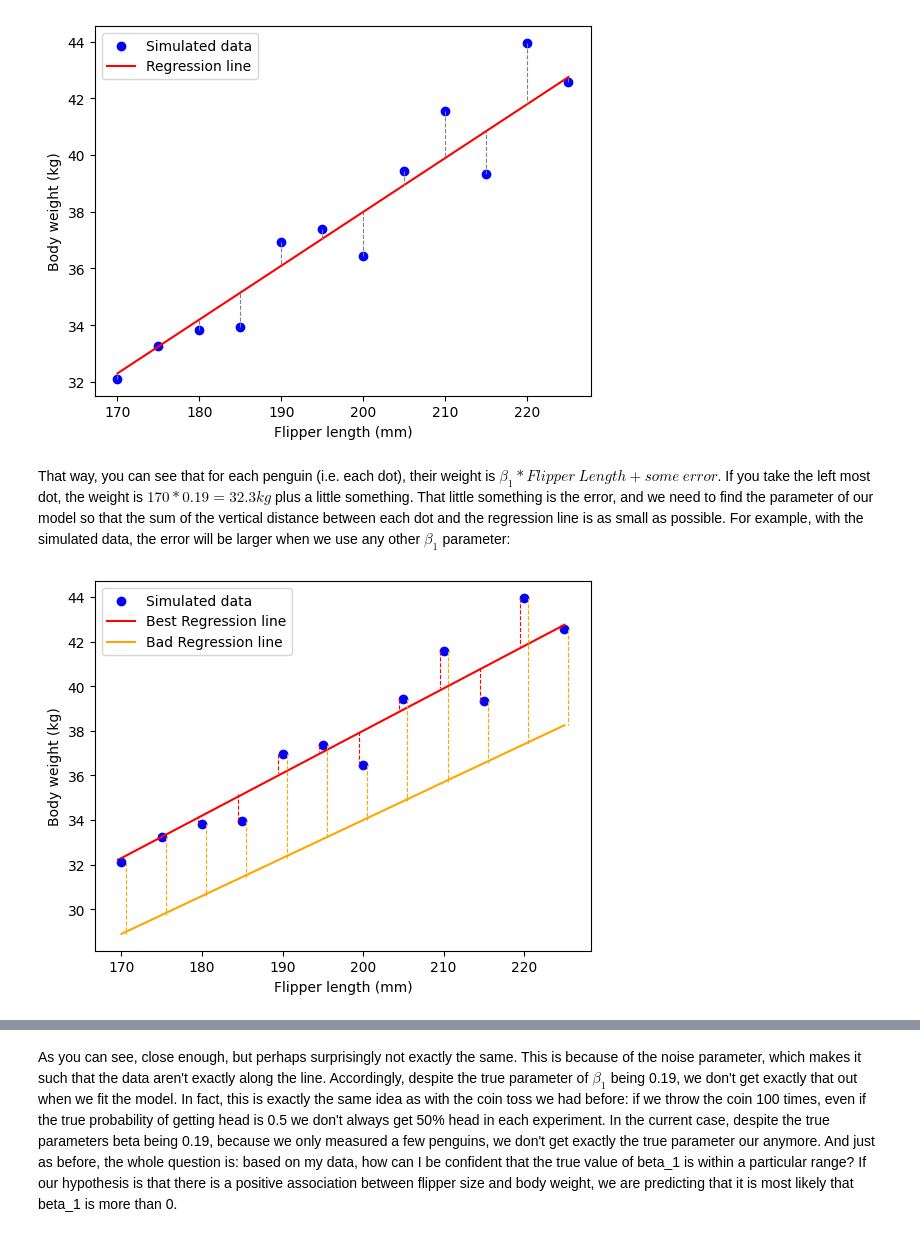
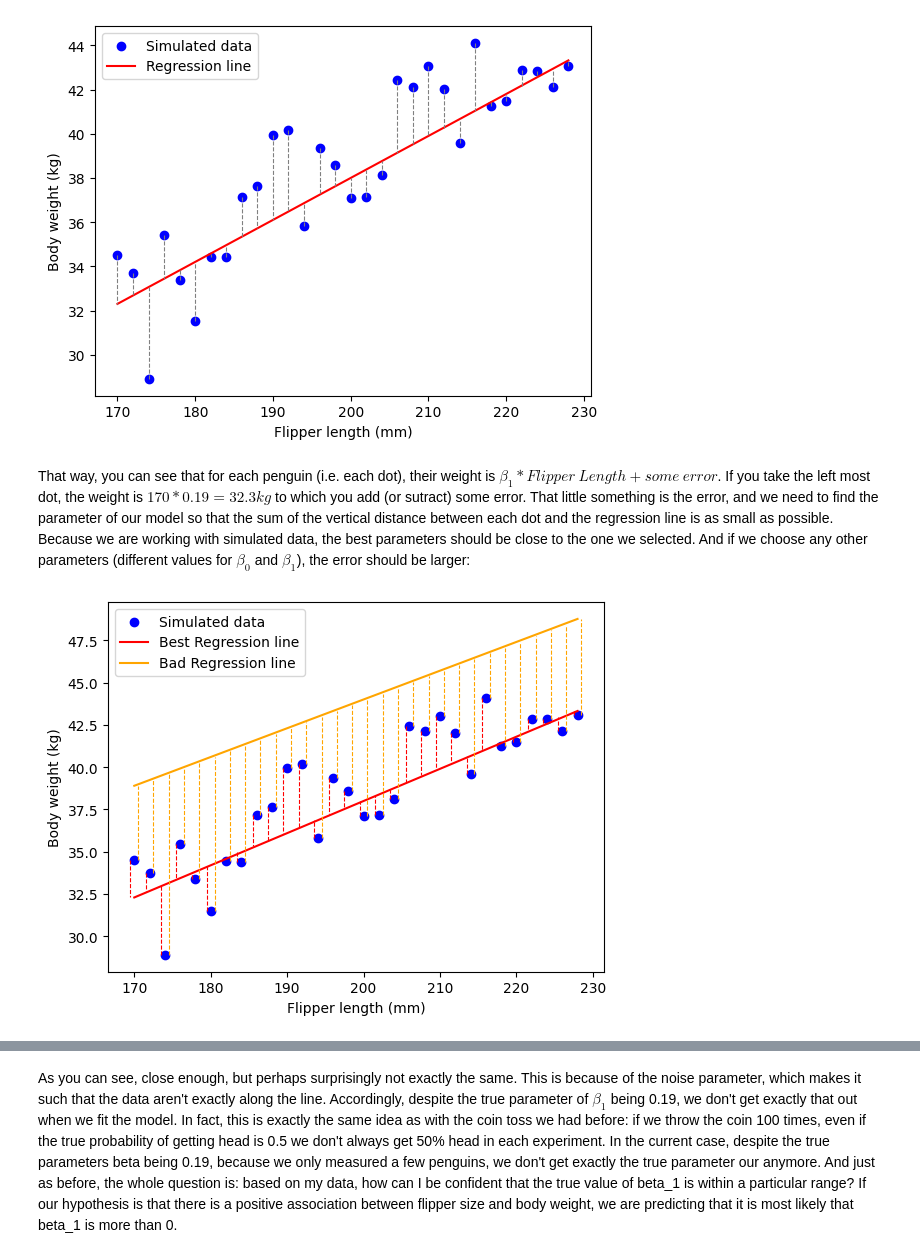
Before and after one commit to AlexLepauvre/variation_laplace_for_dummies, a Jupyter notebook: VariationalLaplaceForDummies/LinearRegression.ipynb, the cells around one changed output, grey strips where cells are left out. Cells and saved outputs as stored; diff of their text form; code cells hidden in the pictures.

```diff
--- a/VariationalLaplaceForDummies/LinearRegression.ipynb
+++ b/VariationalLaplaceForDummies/LinearRegression.ipynb
@@ -36,11 +36,11 @@ def linear_mdl(x, beta_0, beta_1, error_mu, error_sigma):
     return y
 
 # Define the parameters for our simulation:
-flipper_length_mm = np.arange(170, 230, 5)  # Let's say we collected the flipper length of penguins and that these are between 170 and 230mm
+flipper_length_mm = np.arange(170, 230, 2)  # Let's say we collected the flipper length of penguins and that these are between 170 and 230mm
 beta_0 = 0  # Intercept
 beta_1 = 0.19  # Regression coefficient between flipper length and body weight
 error_mu = 0  # Mean error term
-error_sigma = 1  # Error term spread
+error_sigma = 2  # Error term spread
 
 # Simulate the data:
 y = linear_mdl(flipper_length_mm, beta_0, beta_1, error_mu, error_sigma)
@@ -81,26 +105,29 @@ ax.legend()
 plt.show()
 plt.close()
 # %% [output]
-[figure, old version]
+[figure, new version]
 # %% [markdown]
-That way, you can see that for each penguin (i.e. each dot), their weight is $\beta_1 * Flipper\ Length + some\ error$. If you take the left most dot, the weight is $170*0.19=32.3kg$ plus a little something. That little something is the error, and we need to find the parameter of our model so that the sum of the vertical distance between each dot and the regression line is as small as possible. For example, with the simulated data, the error will be larger when we use any other $\beta_1$ parameter:
+That way, you can see that for each penguin (i.e. each dot), their weight is $\beta_1 * Flipper\ Length + some\ error$. If you take the left most dot, the weight is $170*0.19=32.3kg$ to which you add (or sutract) some error. That little something is the error, and we need to find the parameter of our model so that the sum of the vertical distance between each dot and the regression line is as small as possible. Because we are working with simulated data, the best parameters should be close to the one we selected. And if we choose any other parameters (different values for $\beta_0$ and $\beta_1$), the error should be larger:
 # %%
-# Plot the data and regression line
+# Create wrong parameters:
+wrong_beta_0 = 10
+wrong_beta_1 = 0.17
+
 fig, ax = plt.subplots()
 ax.scatter(flipper_length_mm, y, label='Simulated data', color='blue')
 ax.plot(flipper_length_mm, beta_0 + beta_1 * flipper_length_mm, color='red', label='Best Regression line')
-ax.plot(flipper_length_mm, beta_0 + 0.17 * flipper_length_mm, color='orange', label='Bad Regression line')
+ax.plot(flipper_length_mm, wrong_beta_0 + wrong_beta_1 * flipper_length_mm, color='orange', label='Bad Regression line')
 # Add horizontal lines connecting each data point to the regression line
 for i in range(len(flipper_length_mm)):
     ax.plot([flipper_length_mm[i]-0.5, flipper_length_mm[i]-0.5], [y[i], beta_0 + beta_1 * flipper_length_mm[i]], color='red', linestyle='--', linewidth=0.8)
-    ax.plot([flipper_length_mm[i]+0.5, flipper_length_mm[i]+0.5], [y[i], beta_0 + 0.17 * flipper_length_mm[i]], color='orange', linestyle='--', linewidth=0.8)
+    ax.plot([flipper_length_mm[i]+0.5, flipper_length_mm[i]+0.5], [y[i], wrong_beta_0 + wrong_beta_1 * flipper_length_mm[i]], color='orange', linestyle='--', linewidth=0.8)
 # Set labels and legend
 ax.set_xlabel('Flipper length (mm)')
 ax.set_ylabel('Body weight (kg)')
 ax.legend()
 # Show plot
 plt.show()
 plt.close()
 # %% [output]
-[figure, old version]
+[figure, new version]
 # %% [markdown]
```
Also changed, not shown: parts of 26 cells of this notebook.
